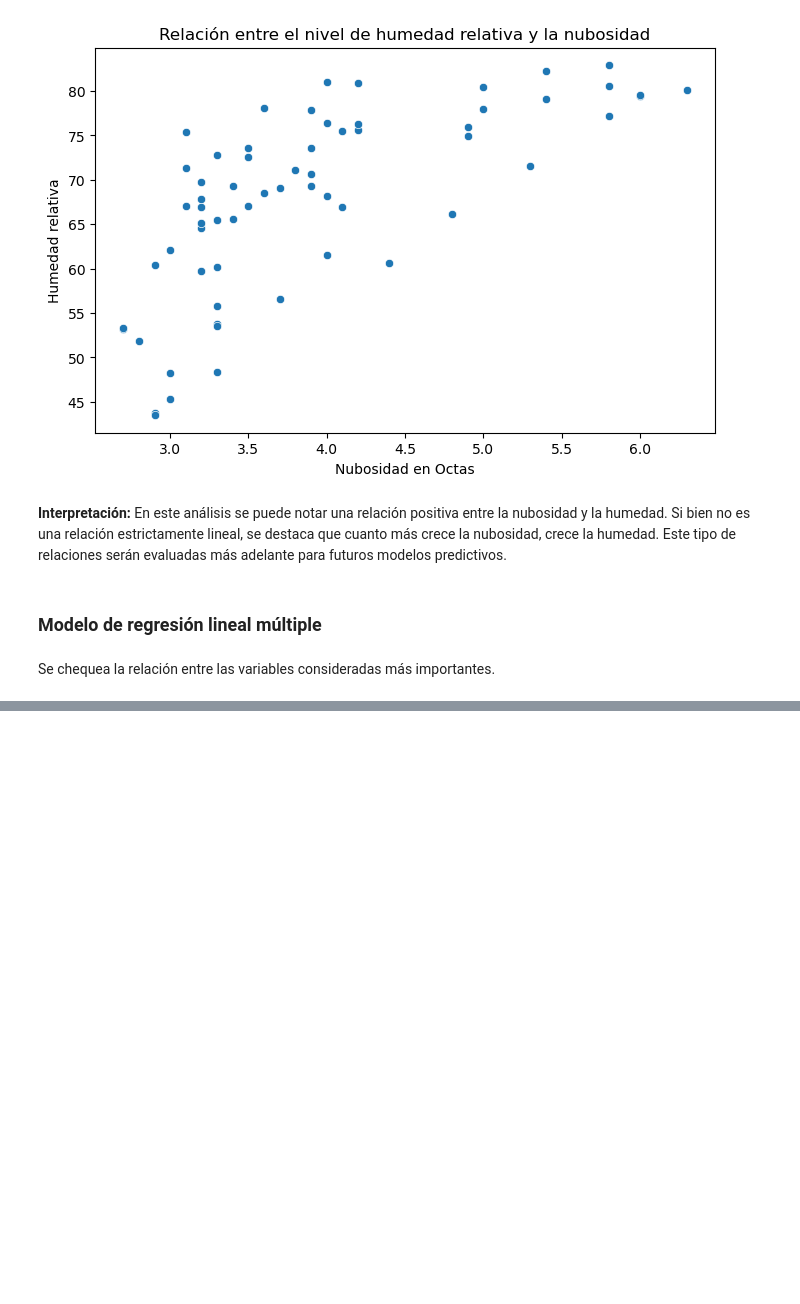
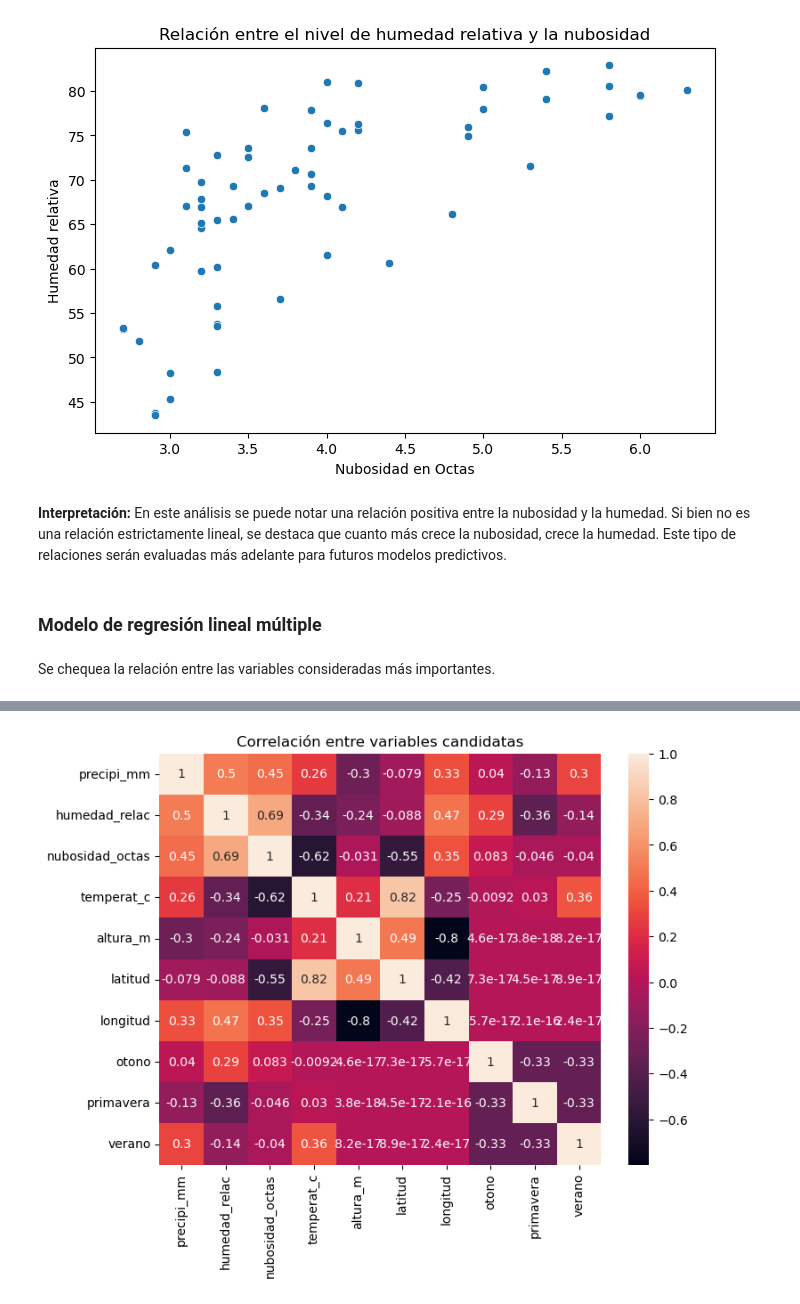
Before and after one commit to CaroRuiz92/etl_clima_zonas_argentinas, a Jupyter notebook: notebooks/visualizacion_datos.ipynb, the cells around one changed output, grey strips where cells are left out. Drawn from its saved outputs; the diff is of its cells as text; code cells hidden in the pictures; blank space fills up the shorter version.

```diff
--- a/notebooks/visualizacion_datos.ipynb
+++ b/notebooks/visualizacion_datos.ipynb
@@ -104,0 +119,6 @@ Text(0.5, 1.0, 'Correlación entre variables candidatas para un modelo predictiv
+# %%
+data_dumm['epoca'] = data_dumm['mes'].apply(clasificar)
+# %%
+dumm_epoca = pd.get_dummies(data_dumm['epoca'], drop_first=True).astype(int)
+# %%
+data_dumm = pd.concat([data_dumm, dumm_epoca], axis=1)
@@ -104,0 +136,2 @@ Text(0.5, 1.0, 'Correlación entre variables candidatas para un modelo predictiv
+# %%
+data_dumm.drop(['estacion', 'mes', 'provincia', 'temperat_max_c', 'temperat_min_c','frec_dias_precipi_sup_1mm', 'veloc_kmh_viento_2011_2020'], axis=1, inplace=True)
@@ -104,0 +147,10 @@ Text(0.5, 1.0, 'Correlación entre variables candidatas para un modelo predictiv
+# %%
+plt.figure(figsize=(8, 6))
+sns.heatmap(data_dumm[['precipi_mm', 'humedad_relac',
+                  'nubosidad_octas', 'temperat_c',
+                  'altura_m', 'latitud', 'longitud',
+                 'otono', 'primavera', 'verano']].corr(method = 'pearson'), annot=True)
+plt.title('Correlación entre variables candidatas')
+plt.show()
+# %% [output]
+[figure, added]
```
Also changed, not shown: parts of 20 cells of this notebook.
